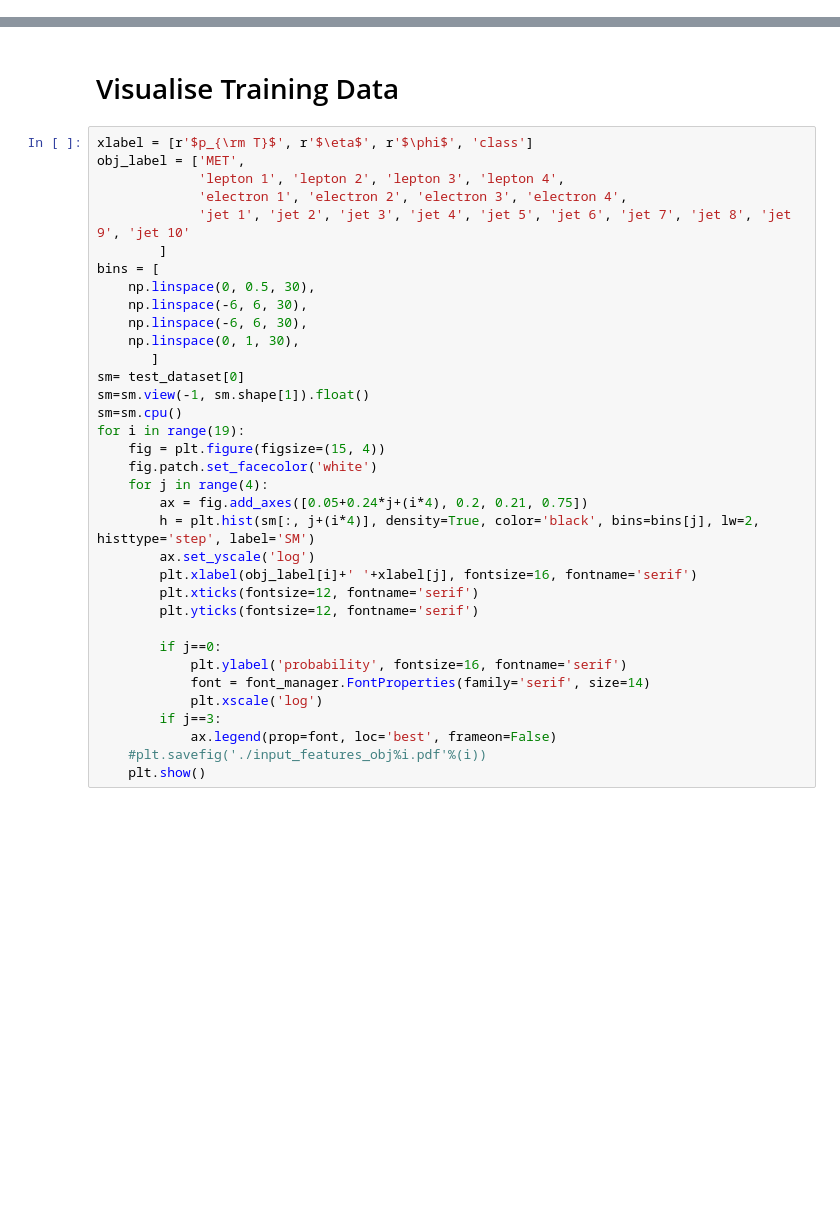
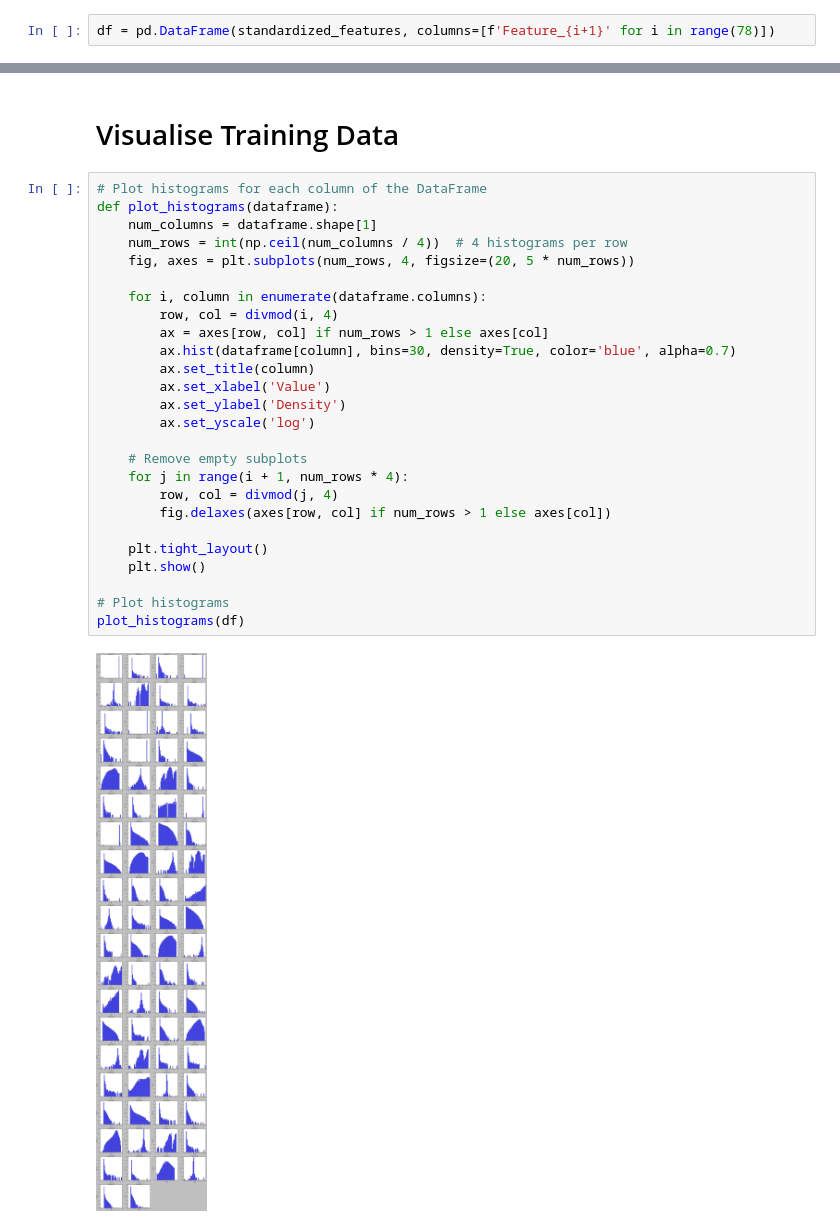
Before and after one commit to AmandaWasserman/sn_vae_anomaly, a Jupyter notebook: VAE.ipynb, the cells around one changed output, grey strips where cells are left out. Saved outputs shown, nothing was run; the diff lists cells and outputs as text; blank space fills up the shorter version.

```diff
--- a/VAE.ipynb
+++ b/VAE.ipynb
@@ -55,0 +48,2 @@ def normalize_features(particles, min_pt=None, max_pt=None, mean_eta=None, std_e
+# %%
+df = pd.DataFrame(standardized_features, columns=[f'Feature_{i+1}' for i in range(78)])
@@ -125,37 +141,30 @@ def KLDLoss(mean, log_var, reduction='sum'):
 # %% [markdown]
 # Visualise Training Data
-# %%
-xlabel = [r'$p_{\rm T}$', r'$\eta$', r'$\phi$', 'class']
-obj_label = ['MET',
-             'lepton 1', 'lepton 2', 'lepton 3', 'lepton 4',
-             'electron 1', 'electron 2', 'electron 3', 'electron 4',
-             'jet 1', 'jet 2', 'jet 3', 'jet 4', 'jet 5', 'jet 6', 'jet 7', 'jet 8', 'jet 9', 'jet 10'
-        ]
-bins = [
-    np.linspace(0, 0.5, 30),
-    np.linspace(-6, 6, 30),
-    np.linspace(-6, 6, 30),
-    np.linspace(0, 1, 30),
-       ]
-sm= test_dataset[0]
-sm=sm.view(-1, sm.shape[1]).float()
-sm=sm.cpu()
-for i in range(19):
-    fig = plt.figure(figsize=(15, 4))
-    fig.patch.set_facecolor('white')
-    for j in range(4):
-        ax = fig.add_axes([0.05+0.24*j+(i*4), 0.2, 0.21, 0.75])
-        h = plt.hist(sm[:, j+(i*4)], density=True, color='black', bins=bins[j], lw=2, histtype='step', label='SM')
-        ax.set_yscale('log')
-        plt.xlabel(obj_label[i]+' '+xlabel[j], fontsize=16, fontname='serif')
-        plt.xticks(fontsize=12, fontname='serif')
-        plt.yticks(fontsize=12, fontname='serif')
-
-        if j==0:
-            plt.ylabel('probability', fontsize=16, fontname='serif')
-            font = font_manager.FontProperties(family='serif', size=14)
-            plt.xscale('log')
-        if j==3:
-            ax.legend(prop=font, loc='best', frameon=False)
-    #plt.savefig('./input_features_obj%i.pdf'%(i))
-    plt.show()
+# %%
+# Plot histograms for each column of the DataFrame
+def plot_histograms(dataframe):
+    num_columns = dataframe.shape[1]
+    num_rows = int(np.ceil(num_columns / 4))  # 4 histograms per row
+    fig, axes = plt.subplots(num_rows, 4, figsize=(20, 5 * num_rows))
+
+    for i, column in enumerate(dataframe.columns):
+        row, col = divmod(i, 4)
+        ax = axes[row, col] if num_rows > 1 else axes[col]
+        ax.hist(dataframe[column], bins=30, density=True, color='blue', alpha=0.7)
+        ax.set_title(column)
+        ax.set_xlabel('Value')
+        ax.set_ylabel('Density')
+        ax.set_yscale('log')
+
+    # Remove empty subplots
+    for j in range(i + 1, num_rows * 4):
+        row, col = divmod(j, 4)
+        fig.delaxes(axes[row, col] if num_rows > 1 else axes[col])
+
+    plt.tight_layout()
+    plt.show()
+
+# Plot histograms
+plot_histograms(df)
+# %% [output]
+[figure, added]
```
Also changed, not shown: parts of 5 cells of this notebook, 2 other files.
